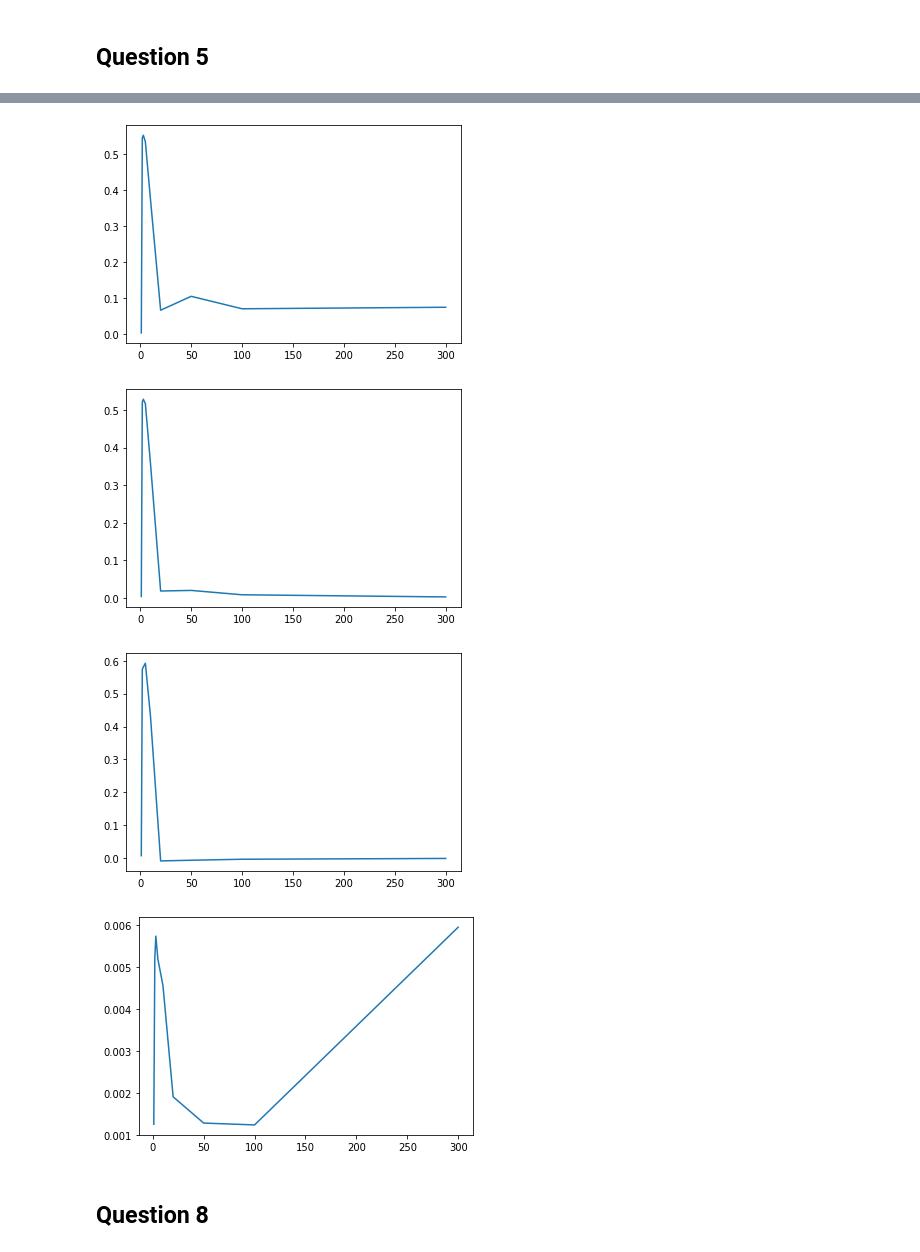
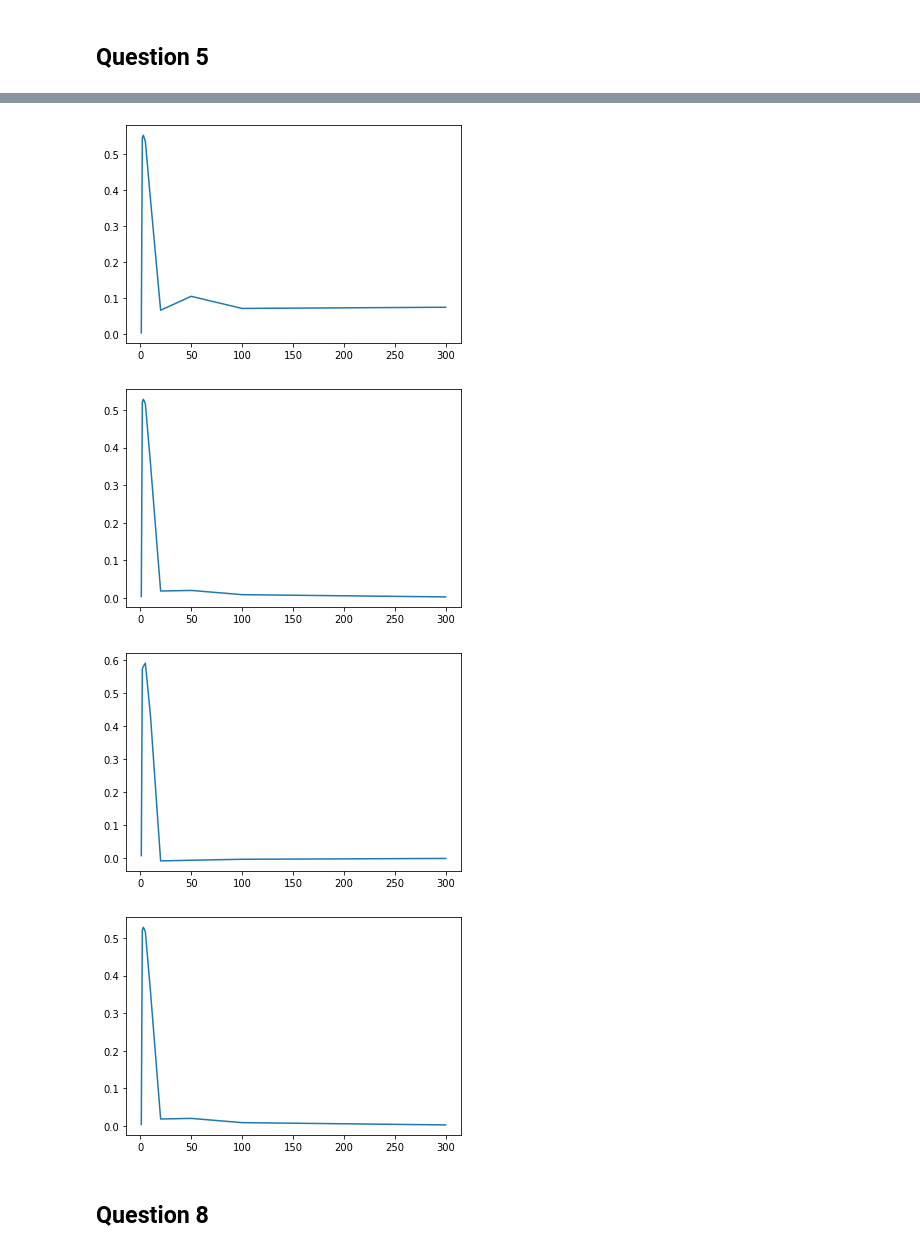
Before and after one commit to zhz03/ECE219_data_mining_project, a Jupyter notebook: Project_2/Project2.ipynb, the cells around one changed output, grey strips where cells are left out. Cells and saved outputs as stored; diff of their text form; code cells hidden in the pictures.

Commit message:
add gridsearch and changes to plots in q4-5

```diff
--- a/Project_2/Project2.ipynb
+++ b/Project_2/Project2.ipynb
@@ -123,7 +123,7 @@ Contingency matrix:
 ## Question 4
 # %%
 from sklearn.decomposition import TruncatedSVD
-k_list = [1,10,50,100,200,500,1000]
+k_list = [1,5,10,30,50,100,200,500,700,1000]
 explained_ratio = []
 for k in k_list:
     svd = TruncatedSVD(n_components=k, n_iter = 20, random_state=42)
@@ -147,7 +147,7 @@ homogenity = []
 completeness = []
 measure = []
 adjusted_rand = []
-silhouette = []
+adjusted_mutual = []
 true_k = 2
 
 for k in k_list:
@@ -165,7 +165,7 @@ for k in k_list:
     completeness.append(metrics.completeness_score(labels, km.labels_))
     measure.append(metrics.v_measure_score(labels, km.labels_))
     adjusted_rand.append(metrics.adjusted_rand_score(labels, km.labels_))
-    silhouette.append(metrics.silhouette_score(X_train_svd, km.labels_, sample_size=1000))
+    adjusted_mutual.append(metrics.adjusted_mutual_info_score(labels, km.labels_))
 # %%
 plt.plot(k_list, homogenity)
 plt.show()
@@ -191,7 +191,7 @@ homogenity = []
 completeness = []
 measure = []
 adjusted_rand = []
-silhouette = []
+adjusted_mutual = []
 true_k = 2
 
 for k in k_list:
@@ -209,24 +209,24 @@ for k in k_list:
     completeness.append(metrics.completeness_score(labels, km.labels_))
     measure.append(metrics.v_measure_score(labels, km.labels_))
     adjusted_rand.append(metrics.adjusted_rand_score(labels, km.labels_))
-    silhouette.append(metrics.silhouette_score(X_train1_tfidf, km.labels_, sample_size=1000))
+    adjusted_mutual.append(metrics.adjusted_mutual_info_score(labels, km.labels_))
 # %%
 plt.plot(k_list, homogenity)
 plt.show()
 plt.plot(k_list, completeness)
 plt.show()
 plt.plot(k_list, measure)
 plt.show()
 plt.plot(k_list, adjusted_rand)
 plt.show()
-plt.plot(k_list, silhouette)
+plt.plot(k_list, adjusted_mutual)
 plt.show()
 # %% [output]
 [figure]
 [figure]
 [figure]
 [figure]
-[figure, old version]
+[figure, new version]
 # %% [markdown]
 ## Question 8
 # %%
```
Also changed, not shown: parts of 5 cells of this notebook, 1 other file.
